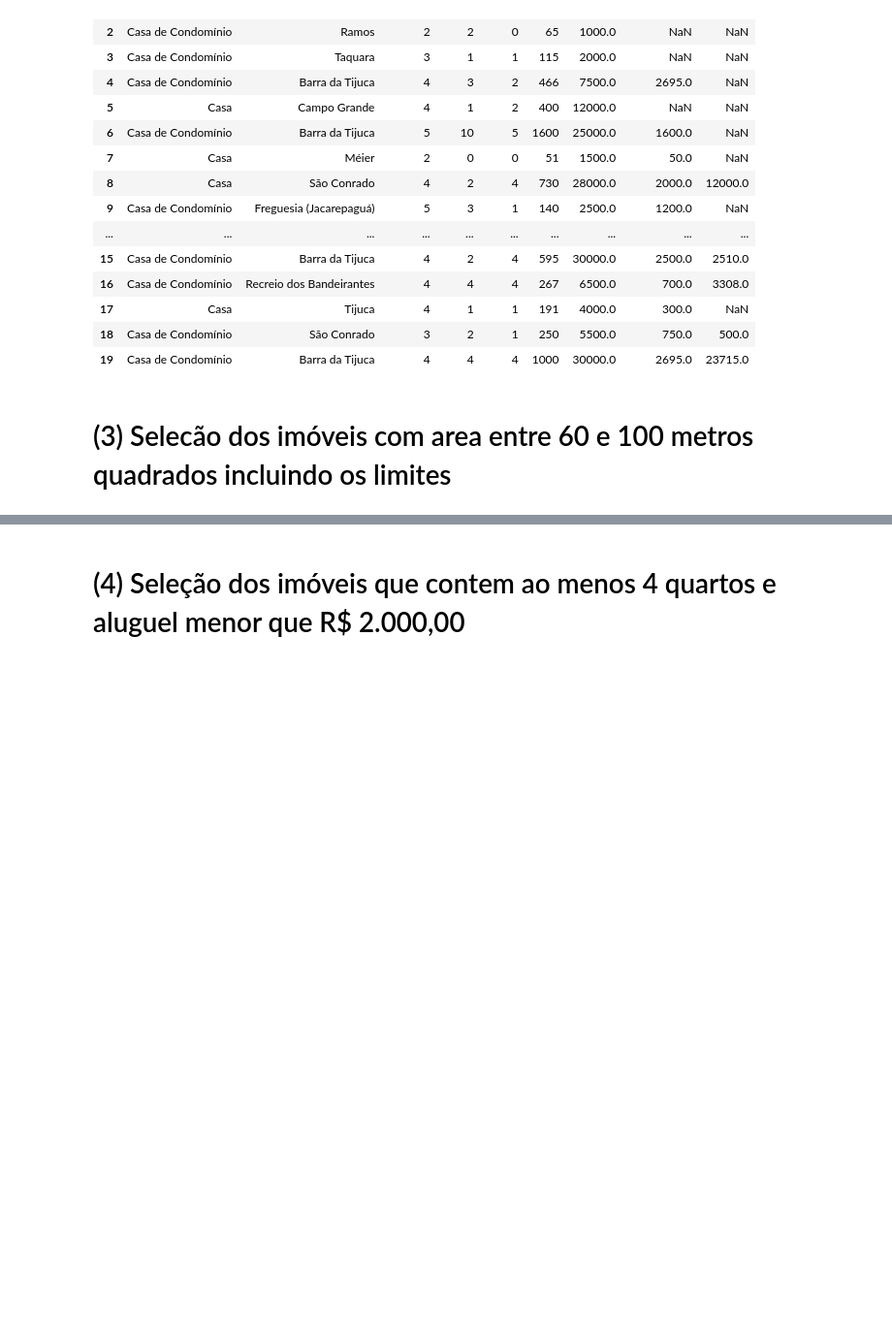
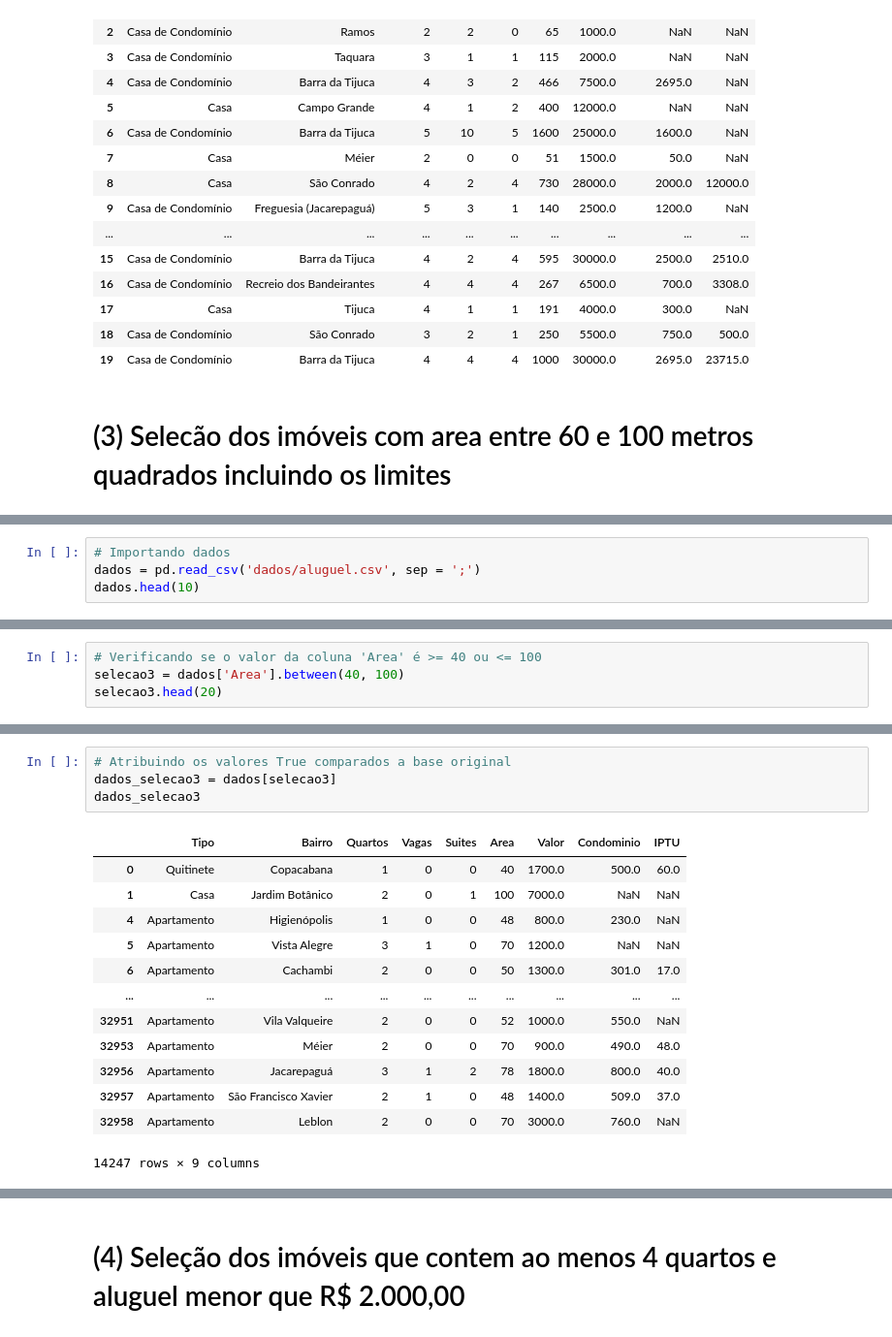
Before and after one commit to DorivanKadatzBorba/JupyterDS_Estudos, a Jupyter notebook: AulaPandas04.ipynb, the cells around one changed output, grey strips where cells are left out. Shown at 97% size. Drawn from its saved outputs; the diff is of its cells as text; blank space fills up the shorter version.

```diff
--- a/AulaPandas04.ipynb
+++ b/AulaPandas04.ipynb
@@ -219,0 +222,4 @@ dados.head(20)
+# %%
+# Importando dados
+dados = pd.read_csv('dados/aluguel.csv', sep = ';')
+dados.head(10)
@@ -219,0 +238,4 @@ dados.head(20)
+# %%
+# Verificando se o valor da coluna 'Area' é >= 40 ou <= 100
+selecao3 = dados['Area'].between(40, 100)
+selecao3.head(20)
@@ -219,0 +260,18 @@ dados.head(20)
+# %%
+# Atribuindo os valores True comparados a base original
+dados_selecao3 = dados[selecao3]
+dados_selecao3
+# %% [output]
+|  | Tipo | Bairro | Quartos | Vagas | Suites | Area | Valor | Condominio | IPTU |
+| 0 | Quitinete | Copacabana | 1 | 0 | 0 | 40 | 1700.0 | 500.0 | 60.0 |
+| 1 | Casa | Jardim Botânico | 2 | 0 | 1 | 100 | 7000.0 | NaN | NaN |
+| 4 | Apartamento | Higienópolis | 1 | 0 | 0 | 48 | 800.0 | 230.0 | NaN |
+| 5 | Apartamento | Vista Alegre | 3 | 1 | 0 | 70 | 1200.0 | NaN | NaN |
+| 6 | Apartamento | Cachambi | 2 | 0 | 0 | 50 | 1300.0 | 301.0 | 17.0 |
+| ... | ... | ... | ... | ... | ... | ... | ... | ... | ... |
+| 32951 | Apartamento | Vila Valqueire | 2 | 0 | 0 | 52 | 1000.0 | 550.0 | NaN |
+| 32953 | Apartamento | Méier | 2 | 0 | 0 | 70 | 900.0 | 490.0 | 48.0 |
+| 32956 | Apartamento | Jacarepaguá | 3 | 1 | 2 | 78 | 1800.0 | 800.0 | 40.0 |
+| 32957 | Apartamento | São Francisco Xavier | 2 | 1 | 0 | 48 | 1400.0 | 509.0 | 37.0 |
+| 32958 | Apartamento | Leblon | 2 | 0 | 0 | 70 | 3000.0 | 760.0 | NaN |
+14247 rows × 9 columns
```
Also changed, not shown: parts of 18 cells of this notebook, 2 other files.
